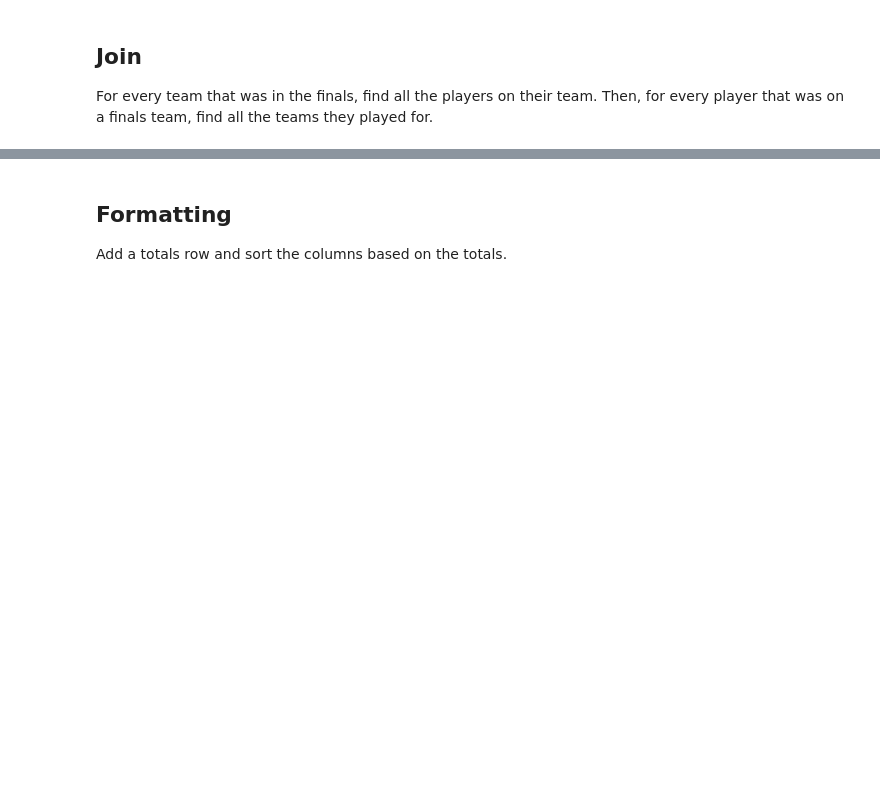
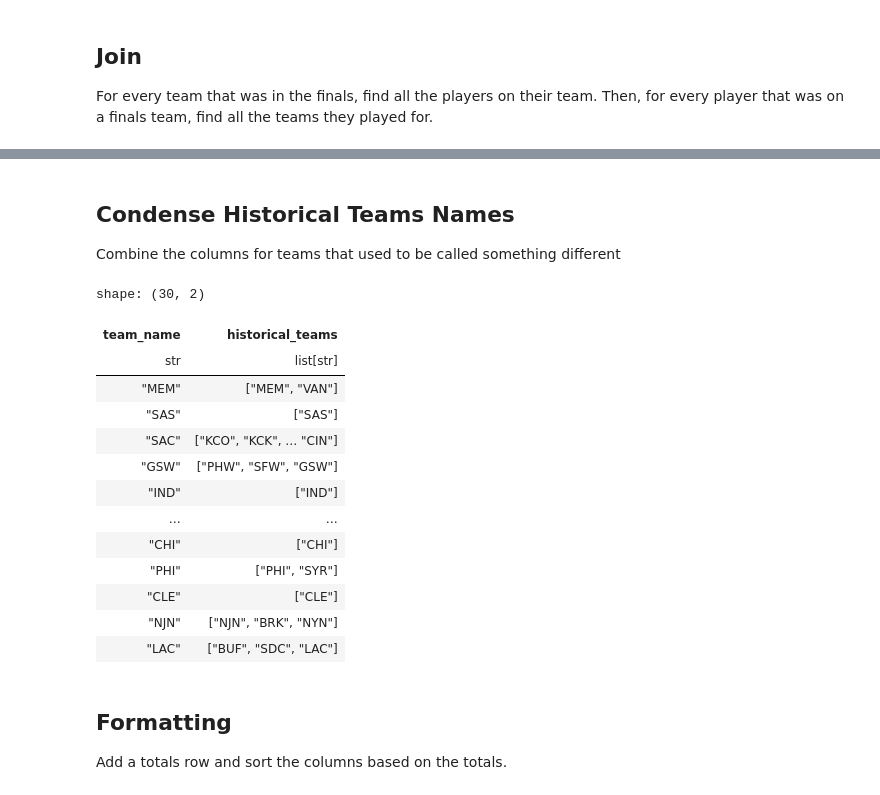
Before and after one commit to SBroecker/finals_rosters, a Jupyter notebook: scraping.ipynb, the cells around one changed output, grey strips where cells are left out. Cells and saved outputs as stored; diff of their text form; code cells hidden in the pictures; blank space fills up the shorter version.

Commit message:
historical teams and plots
Added historical team data and a new plot

```diff
--- a/scraping.ipynb
+++ b/scraping.ipynb
@@ -404,0 +486,4 @@ shape: (76, 94)
+# %% [markdown]
+## Condense Historical Teams Names
+
+Combine the columns for teams that used to be called something different
@@ -404,0 +513,17 @@ shape: (76, 94)
+# %%
+historical_teams_df
+# %% [output]
+shape: (30, 2)
+| team_name | historical_teams |
+| str | list[str] |
+| "MEM" | ["MEM", "VAN"] |
+| "SAS" | ["SAS"] |
+| "SAC" | ["KCO", "KCK", … "CIN"] |
+| "GSW" | ["PHW", "SFW", "GSW"] |
+| "IND" | ["IND"] |
+| … | … |
+| "CHI" | ["CHI"] |
+| "PHI" | ["PHI", "SYR"] |
+| "CLE" | ["CLE"] |
+| "NJN" | ["NJN", "BRK", "NYN"] |
+| "LAC" | ["BUF", "SDC", "LAC"] |
```
Also changed, not shown: parts of 10 cells of this notebook, 6 other files.
